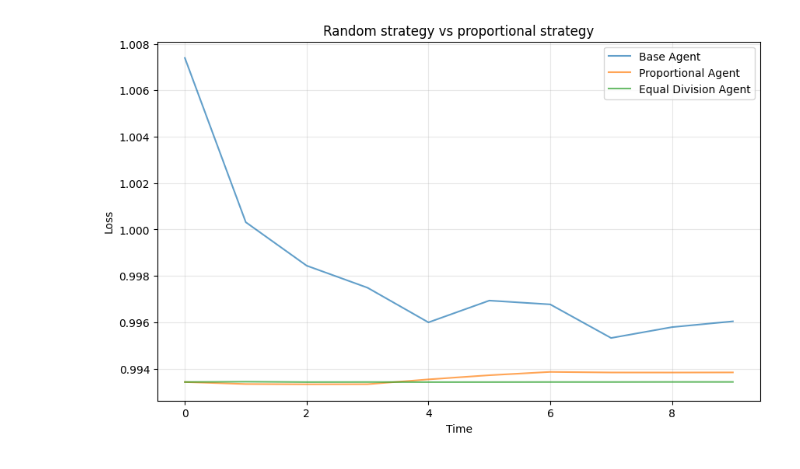
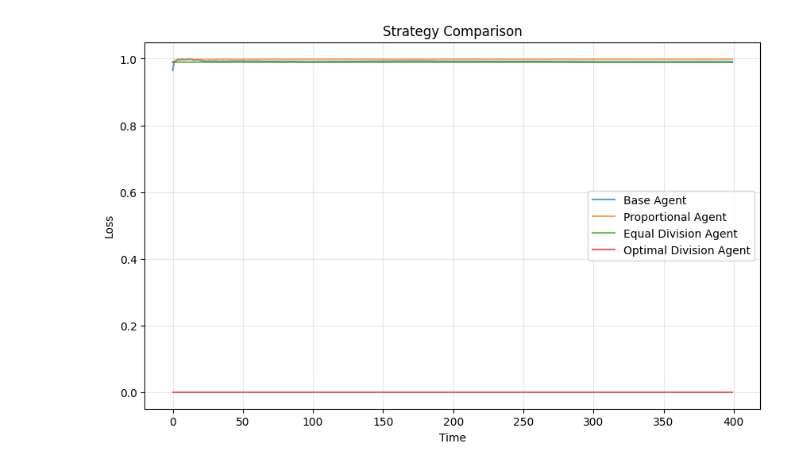
Before and after one commit to Joeri-G/Ant, a Jupyter notebook: experiments/experiment_1.ipynb, the cells around one changed output. Drawn from its saved outputs; the diff is of its cells as text; code cells hidden in the pictures.

Commit message:
Test agent that ristributes based on a provided optimal allocation matrix. (Loss should be zero).

```diff
--- a/experiments/experiment_1.ipynb
+++ b/experiments/experiment_1.ipynb
@@ -7,12 +7,12 @@ from ant.decentralised.direct import ProportionalAgent, EqualDivisionAgent
 from ant.centralised import P4
 # %%
 # Demo experiment
-market_size = 250
-seed = 6
-M1: Market = Market(market_size, seed=seed)
-M2: Market = Market(market_size, seed=seed, agent_type=ProportionalAgent)
-M3: Market = Market(market_size, seed=seed, agent_type=EqualDivisionAgent)
+market_size = 50
+seed = 7
+G = nx.complete_graph(market_size)
+M1: Market = Market(market_size, graph=G, seed=seed)
+M2: Market = Market(market_size, graph=G, seed=seed, agent_type=ProportionalAgent)
+M3: Market = Market(market_size, graph=G, seed=seed, agent_type=EqualDivisionAgent)
+M4: Market = Market(market_size, graph=G, seed=seed, agent_type=OptimalAgent)
 
 # nx.draw(M1.graph)
-
-allocation_matrix, utility = computed_equilibrium = P4(M1)
@@ -21,23 +27,26 @@ simulation_length = 400
 M1.set_market_equilibrium(allocation_matrix, utility)
 M2.set_market_equilibrium(allocation_matrix, utility)
 M3.set_market_equilibrium(allocation_matrix, utility)
+M4.set_market_equilibrium(allocation_matrix, utility)
 simulated_state_base = M1.simulate(simulation_length)
 simulated_state_prop = M2.simulate(simulation_length)
 simulated_state_equal = M3.simulate(simulation_length)
+simulated_state_optimal = M4.simulate(simulation_length)
 # %%
 time_steps = np.arange(simulation_length)
 
 plt.figure(figsize=(10, 6))
 plt.plot(time_steps, simulated_state_base, label="Base Agent", alpha=0.7)
 plt.plot(time_steps, simulated_state_prop, label="Proportional Agent", alpha=0.7)
 plt.plot(time_steps, simulated_state_equal, label="Equal Division Agent", alpha=0.7)
+plt.plot(time_steps, simulated_state_optimal, label="Optimal Division Agent", alpha=0.7)
 # plt.axhline(y=utility, color='red', linestyle='--', linewidth=2, label='Equilibrium')
 
 plt.xlabel("Time")
 plt.ylabel("Loss")
-plt.title("Random strategy vs proportional strategy")
+plt.title("Strategy Comparison")
 plt.legend()
 plt.grid(True, alpha=0.3)
 plt.show()
 # %% [output]
-[figure, old version]
+[figure, new version]
```
Also changed, not shown: parts of 2 cells of this notebook, 2 other files.
